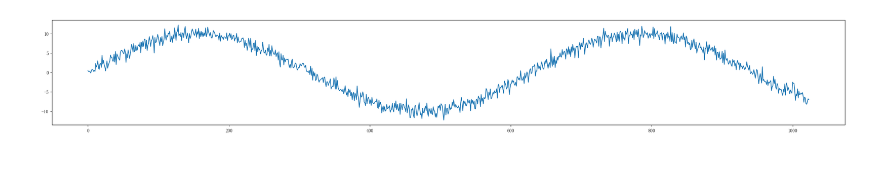
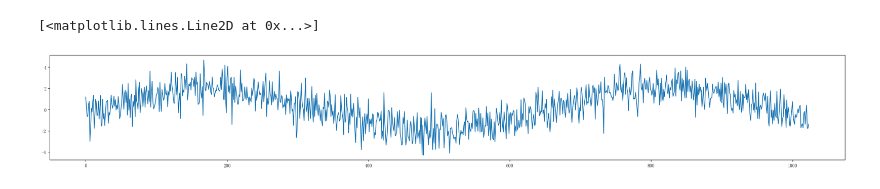
Before and after one commit to sicheng1806/ml-sicheng, a Jupyter notebook: notebook/base.ipynb, the cells around one changed output. Saved outputs shown, nothing was run; the diff lists cells and outputs as text; code cells hidden in the pictures.

```diff
--- a/notebook/base.ipynb
+++ b/notebook/base.ipynb
@@ -30,14 +18,15 @@ print(plt.gca().get_title())
 # %%
-# 小波变换
-import pywt
+#LSTM
 from mylib.plot import *
-
+SEED = 2024
+np.random.seed(SEED)
+set_rcParams(figsize=(30,4))
 N = 1024
 dt = 0.01
-A = 10
-t = np.linspace(0, N * dt, N)
+t = np.arange(0,N * dt, dt) + SEED * 1e2
+A = 2
 data = np.random.randn(N) + np.sin(t) * A
-
-plot_hook(lambda: plt.plot(data), **plot_kw)
+plt.plot(data)
 # %% [output]
+[<matplotlib.lines.Line2D at 0x...>]
-[figure, old version]
+[figure, new version]
```
Also changed, not shown: parts of 4 cells of this notebook, 10 other files.
